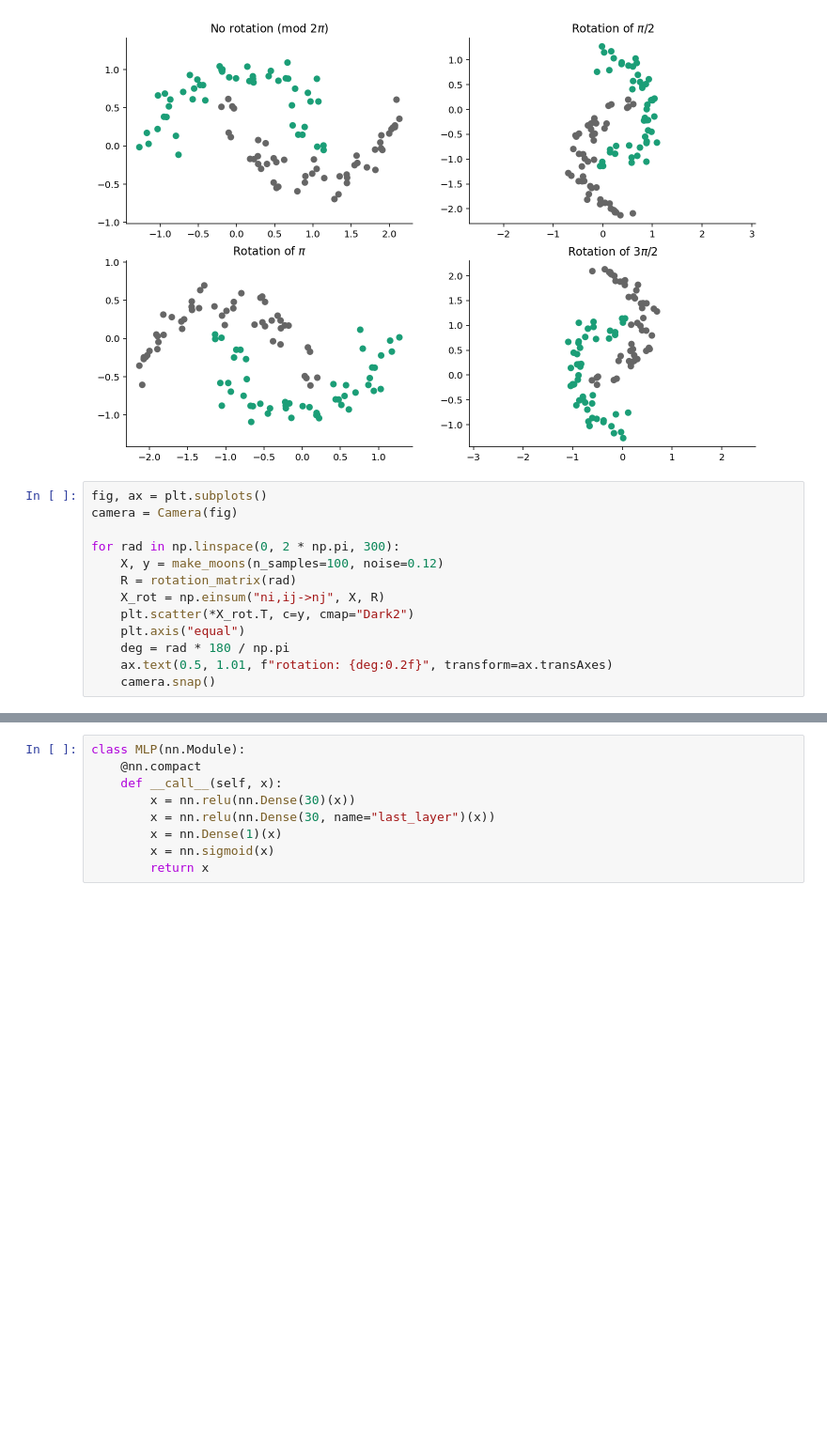
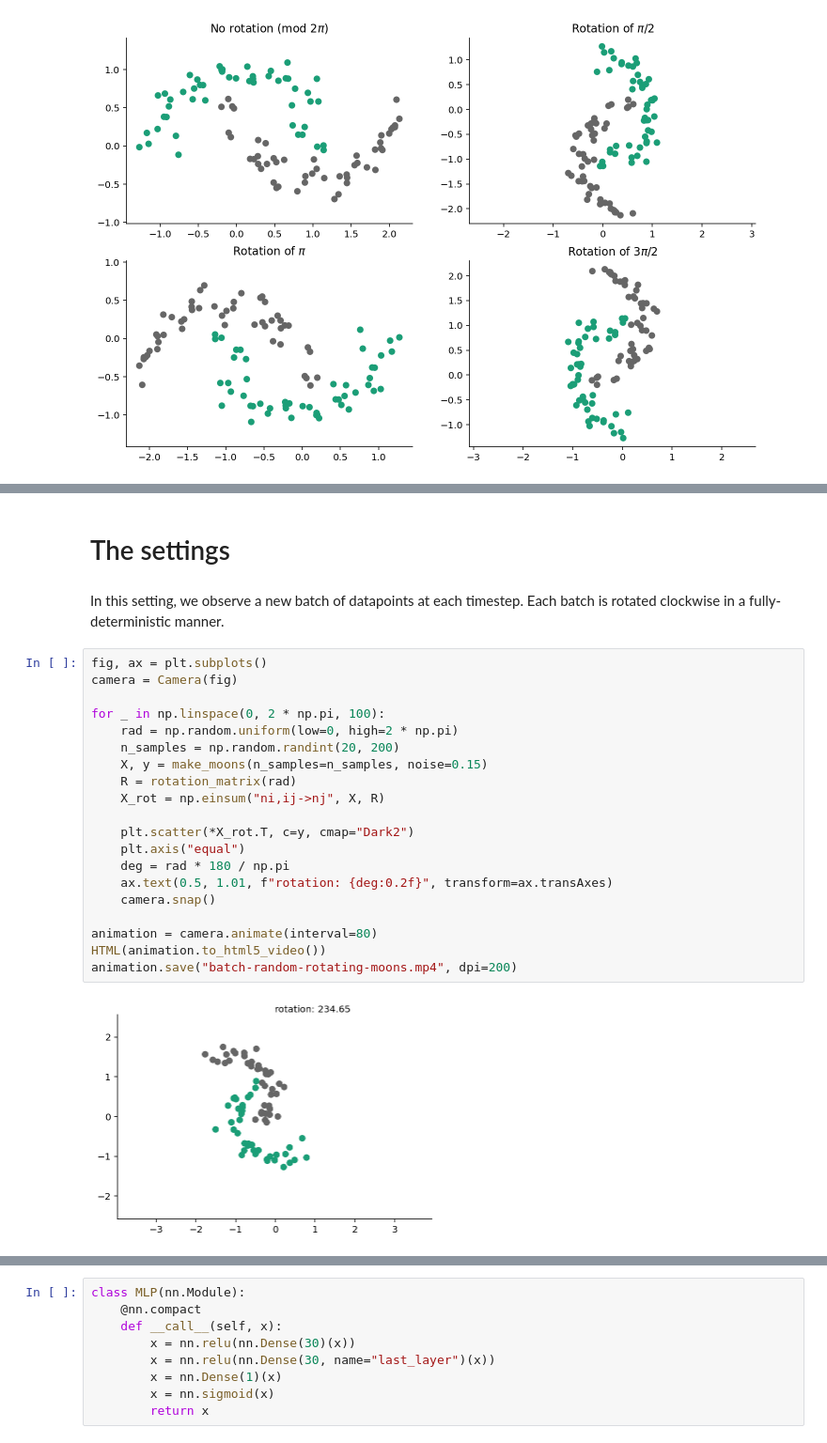
Before and after one commit to probml/shift-happens, a Jupyter notebook: notebooks/shifting-moons.ipynb, the cells around one changed output, grey strips where cells are left out. Shown at 94% size. Cells and saved outputs as stored; diff of their text form; blank space fills up the shorter version.

Commit message:
feat: shifting-moons
Add experiments

```diff
--- a/notebooks/shifting-moons.ipynb
+++ b/notebooks/shifting-moons.ipynb
@@ -41,16 +41,3 @@ for i, (rot, lab) in enumerate(zip(rotations, labels)):
     ax[i+1].set_title(f"Rotation of {lab}")
 # %% [output]
 [figure]
-# %%
-fig, ax = plt.subplots()
-camera = Camera(fig)
-
-for rad in np.linspace(0, 2 * np.pi, 300):
-    X, y = make_moons(n_samples=100, noise=0.12)
-    R = rotation_matrix(rad)
-    X_rot = np.einsum("ni,ij->nj", X, R)
-    plt.scatter(*X_rot.T, c=y, cmap="Dark2")
-    plt.axis("equal")
-    deg = rad * 180 / np.pi
-    ax.text(0.5, 1.01, f"rotation: {deg:0.2f}", transform=ax.transAxes)
-    camera.snap()
@@ -64,0 +44,26 @@ HTML(animation.to_html5_video())
+# %% [markdown]
+# The settings
+# %% [markdown]
+In this setting, we observe a new batch of datapoints at each timestep. Each batch is rotated clockwise in a fully-deterministic manner.
+# %%
+fig, ax = plt.subplots()
+camera = Camera(fig)
+
+for _ in np.linspace(0, 2 * np.pi, 100):
+    rad = np.random.uniform(low=0, high=2 * np.pi)
+    n_samples = np.random.randint(20, 200)
+    X, y = make_moons(n_samples=n_samples, noise=0.15)
+    R = rotation_matrix(rad)
+    X_rot = np.einsum("ni,ij->nj", X, R)
+
+    plt.scatter(*X_rot.T, c=y, cmap="Dark2")
+    plt.axis("equal")
+    deg = rad * 180 / np.pi
+    ax.text(0.5, 1.01, f"rotation: {deg:0.2f}", transform=ax.transAxes)
+    camera.snap()
+
+animation = camera.animate(interval=80)
+HTML(animation.to_html5_video())
+animation.save("batch-random-rotating-moons.mp4", dpi=200)
+# %% [output]
+[figure, added]
```
Also changed, not shown: parts of 10 cells of this notebook.
